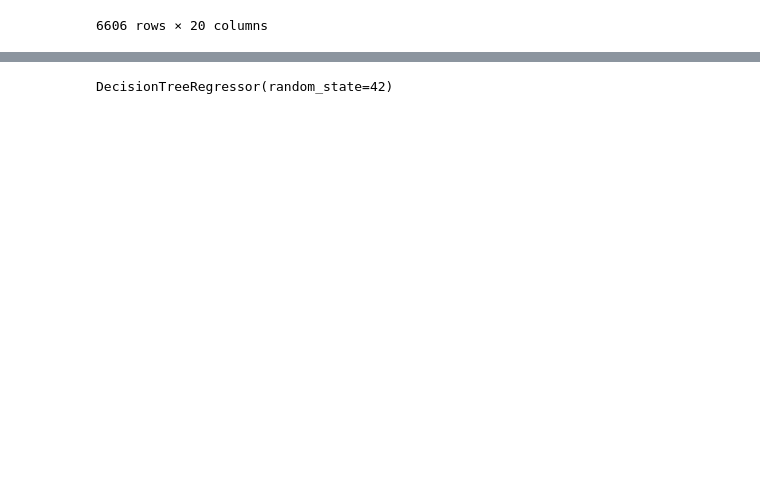
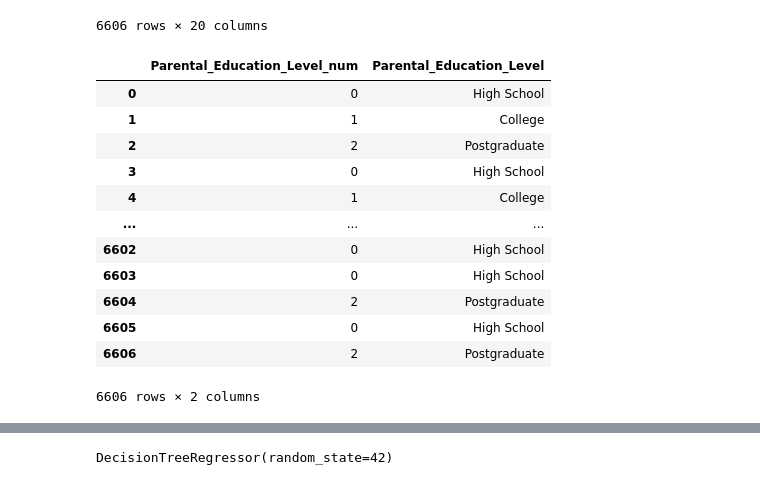
Before and after one commit to bartowen/streamlit_proyect, a Jupyter notebook: src/explore.ipynb, the cells around one changed output, grey strips where cells are left out. Cells and saved outputs as stored; diff of their text form; code cells hidden in the pictures; blank space fills up the shorter version.

```diff
--- a/src/explore.ipynb
+++ b/src/explore.ipynb
@@ -173,6 +173,22 @@ See the caveats in the documentation: https://pandas.pydata.org/pandas-docs/stab
 | 6605 | 10 | 86 | 6 | 91 | 2 | 3 | ... |
 | 6606 | 15 | 67 | 9 | 94 | 0 | 4 | ... |
 6606 rows × 20 columns
+# %%
+df2[['Parental_Education_Level_num','Parental_Education_Level']]
+# %% [output]
+|  | Parental_Education_Level_num | Parental_Education_Level |
+| 0 | 0 | High School |
+| 1 | 1 | College |
+| 2 | 2 | Postgraduate |
+| 3 | 0 | High School |
+| 4 | 1 | College |
+| ... | ... | ... |
+| 6602 | 0 | High School |
+| 6603 | 0 | High School |
+| 6604 | 2 | Postgraduate |
+| 6605 | 0 | High School |
+| 6606 | 2 | Postgraduate |
+6606 rows × 2 columns
 # %%
 X = df3.drop(columns=['Exam_Score'])
 y = df3['Exam_Score']
```
Also changed, not shown: parts of 8 cells of this notebook, 3 other files.
